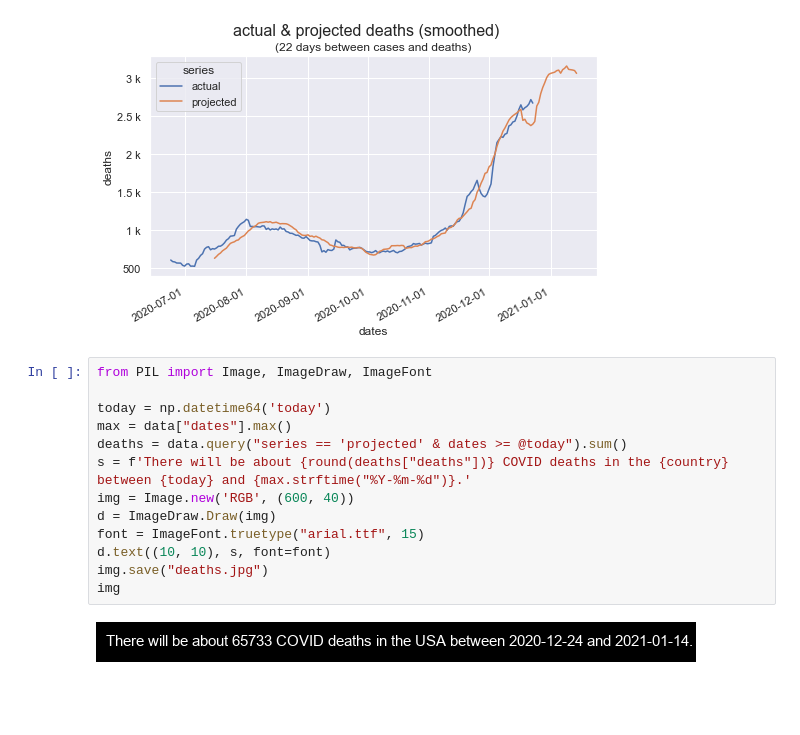
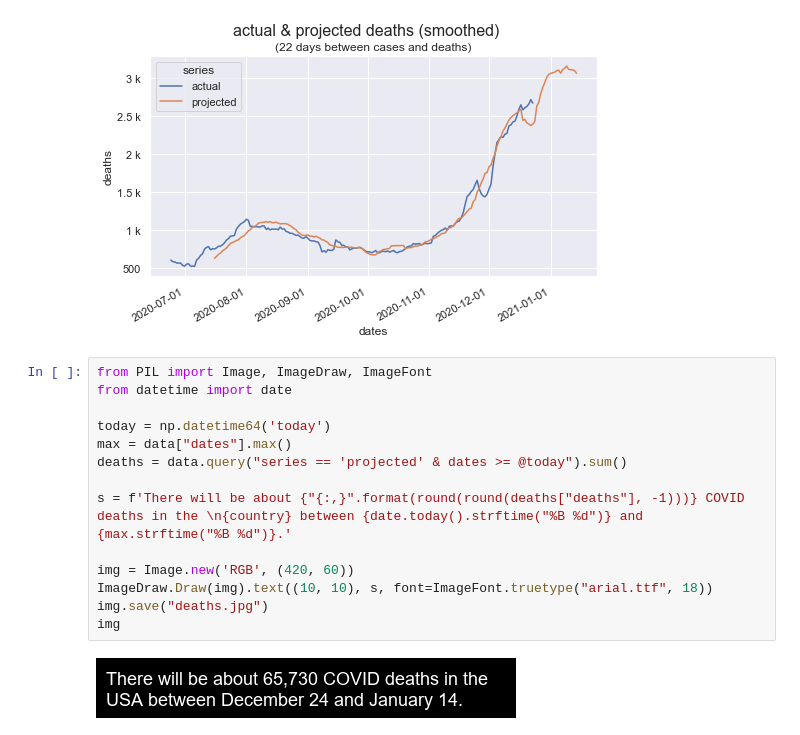
Before and after one commit to dkackman/covid, a Jupyter notebook: covid-linear-regression.ipynb, the cells around one changed output. Cells and saved outputs as stored; diff of their text form; blank space fills up the shorter version.

Commit message:
format summary image

```diff
--- a/covid-linear-regression.ipynb
+++ b/covid-linear-regression.ipynb
@@ -122,16 +122,17 @@ fig.savefig("smoothedcomparison.png", bbox_inches='tight')
 [figure]
 # %%
 from PIL import Image, ImageDraw, ImageFont
+from datetime import date
 
 today = np.datetime64('today')
 max = data["dates"].max()
 deaths = data.query("series == 'projected' & dates >= @today").sum()
-s = f'There will be about {round(deaths["deaths"])} COVID deaths in the {country} between {today} and {max.strftime("%Y-%m-%d")}.'
-img = Image.new('RGB', (600, 40))
-d = ImageDraw.Draw(img)
-font = ImageFont.truetype("arial.ttf", 15)
-d.text((10, 10), s, font=font)
+
+s = f'There will be about {"{:,}".format(round(round(deaths["deaths"], -1)))} COVID deaths in the \n{country} between {date.today().strftime("%B %d")} and {max.strftime("%B %d")}.'
+
+img = Image.new('RGB', (420, 60))
+ImageDraw.Draw(img).text((10, 10), s, font=ImageFont.truetype("arial.ttf", 18))
 img.save("deaths.jpg")
 img
 # %% [output]
-[figure, old version]
+[figure, new version]
```
Also changed, not shown: parts of 1 cell of this notebook, 3 other files.
